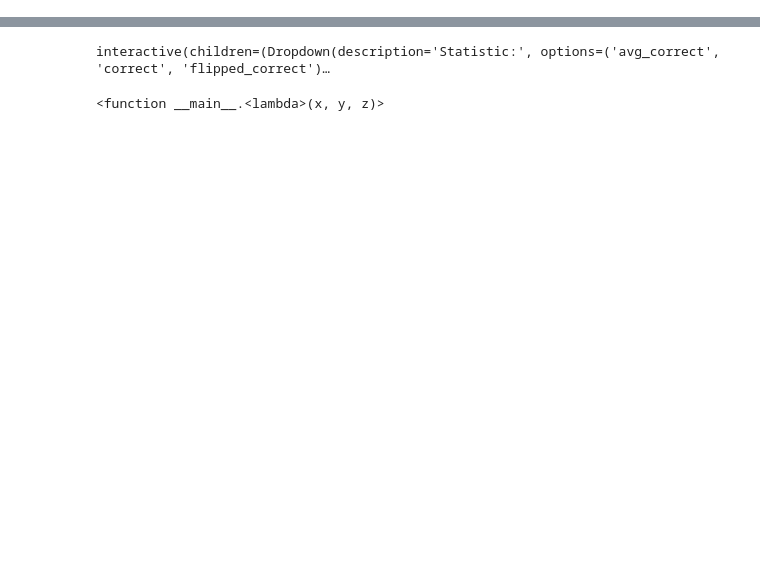
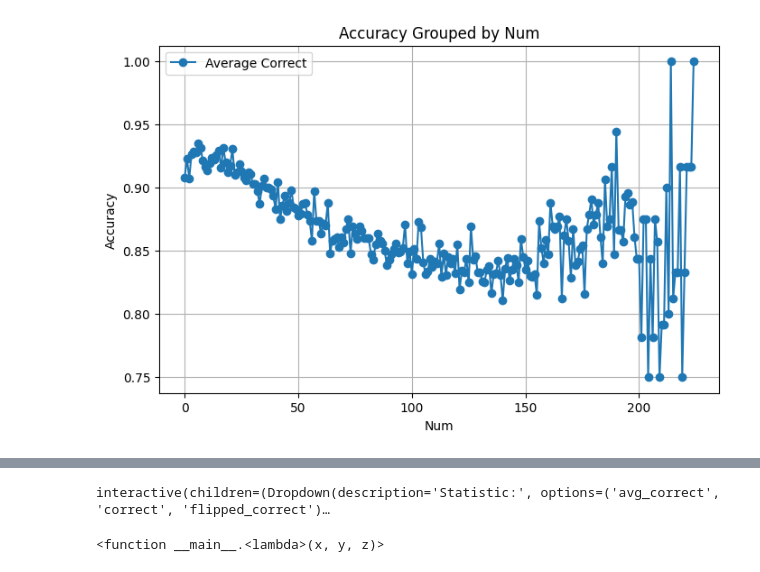
Before and after one commit to fabriceyhc/sandcastles, a Jupyter notebook: distinguisher/result_analyzer.ipynb, the cells around one changed output, grey strips where cells are left out. Drawn from its saved outputs; the diff is of its cells as text; code cells hidden in the pictures; blank space fills up the shorter version.

```diff
--- a/distinguisher/result_analyzer.ipynb
+++ b/distinguisher/result_analyzer.ipynb
@@ -33,0 +277,4 @@ Correct: 0.40869565217391307, Flipped Correct: 0.47391304347826085, Avg Correct:
+# %%
+plot_accuracy_grouped_by_num(span_df)
+# %% [output]
+[figure, added]
```
Also changed, not shown: parts of 12 cells of this notebook, 47 other files.
